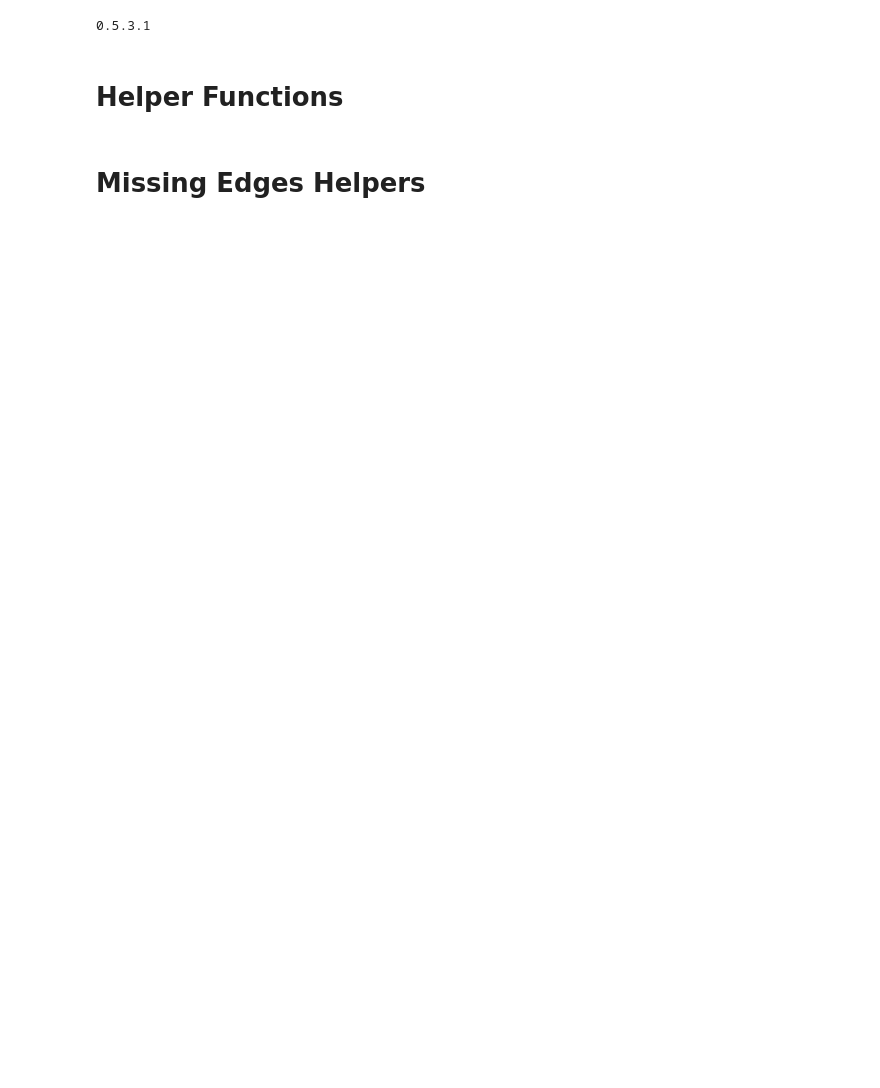
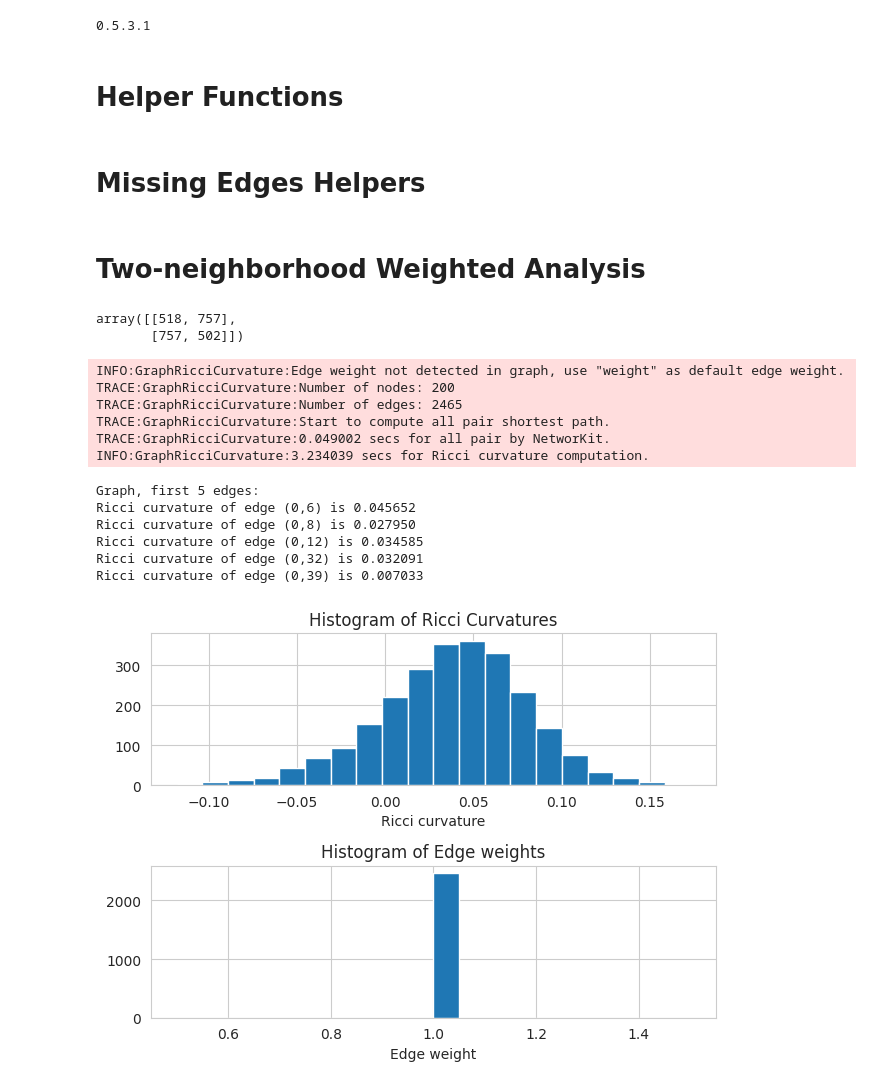
Before and after one commit to jofu-tofu/Research, a Jupyter notebook: Ricci_Curvature_Research.ipynb, the cells around one changed output. Drawn from its saved outputs; the diff is of its cells as text; code cells hidden in the pictures; blank space fills up the shorter version.

Commit message:
Update Ricci_Curvature_Research.ipynb
finished weighted analysis

```diff
--- a/Ricci_Curvature_Research.ipynb
+++ b/Ricci_Curvature_Research.ipynb
@@ -244,0 +285,45 @@ def block_model_with_edge_removal(block_sizes, prob_matrix, p = 0, method="unifo
+# %% [markdown]
+# Two-neighborhood Weighted Analysis
+# %%
+# Definitions for initial problem
+
+block_sizes = [100, 100]
+p_inter, p_intra = 0.25, 0.5
+prob_matrix = [
+    [p_intra, p_inter],
+    [p_inter, p_intra]
+]
+
+remove_prob_matrix = [
+    [0.8, 0.7],
+    [0.7, 0.8]
+]
+
+model = block_model_with_edge_removal(block_sizes,
+                                      prob_matrix=prob_matrix,
+                                      p = remove_prob_matrix,
+                                      method = "weighted")
+edges_between_communities(model)
+# %% [output]
+array([[518, 757],
+       [757, 502]])
+# %%
+initial = OllivierRicci(model, alpha=0.5, verbose="TRACE")
+initial.compute_ricci_curvature()
+curve_initial = initial.G.copy()  # save an intermediate result
+
+show_results(curve_initial)
+# %% [output]
+INFO:GraphRicciCurvature:Edge weight not detected in graph, use "weight" as default edge weight.
+TRACE:GraphRicciCurvature:Number of nodes: 200
+TRACE:GraphRicciCurvature:Number of edges: 2465
+TRACE:GraphRicciCurvature:Start to compute all pair shortest path.
+TRACE:GraphRicciCurvature:0.049002 secs for all pair by NetworKit.
+INFO:GraphRicciCurvature:3.234039 secs for Ricci curvature computation.
+Graph, first 5 edges:
+Ricci curvature of edge (0,6) is 0.045652
+Ricci curvature of edge (0,8) is 0.027950
+Ricci curvature of edge (0,12) is 0.034585
+Ricci curvature of edge (0,32) is 0.032091
+Ricci curvature of edge (0,39) is 0.007033
+[figure, added]
```
Also changed, not shown: parts of 9 cells of this notebook.
